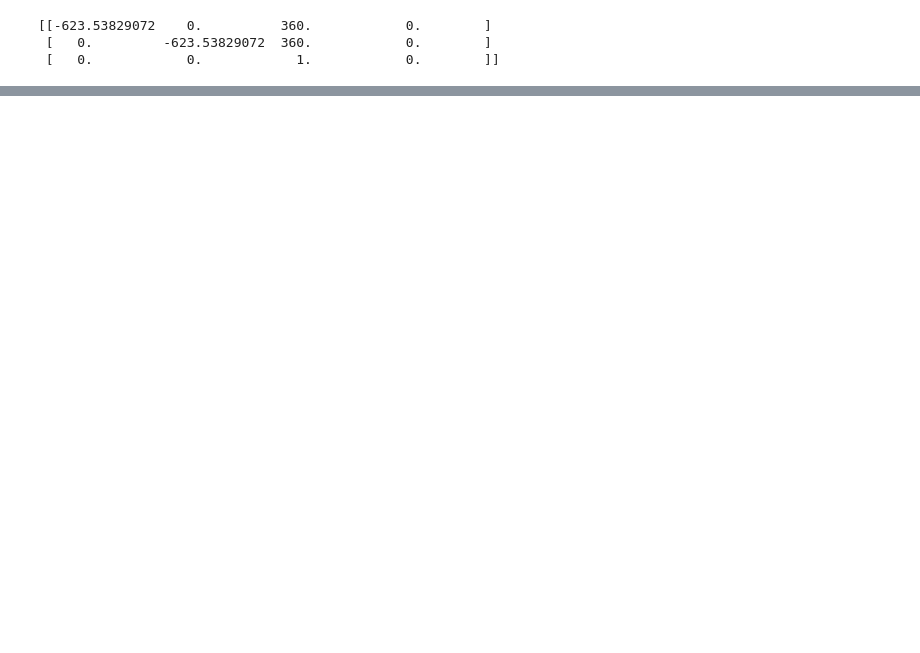
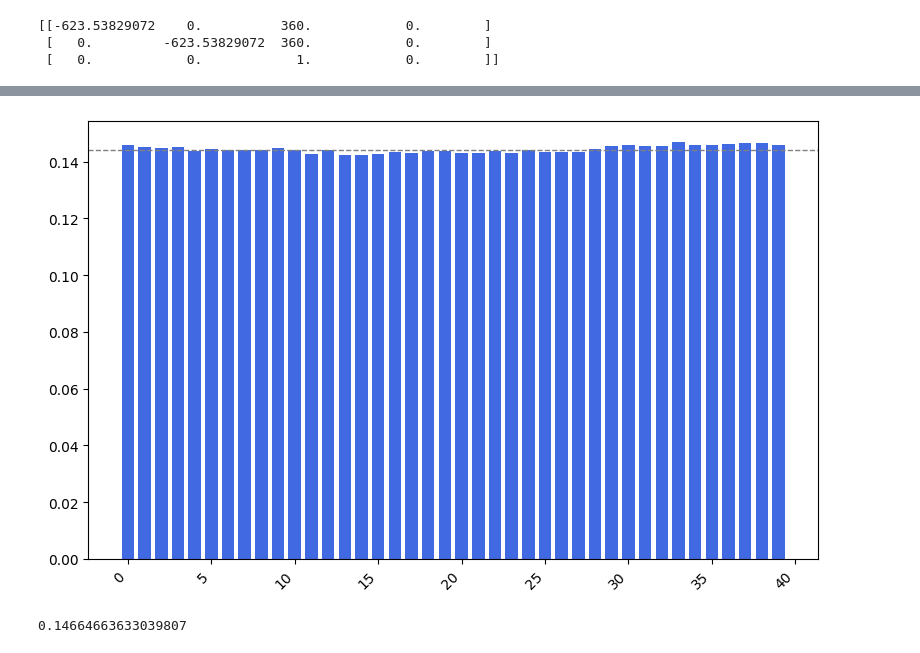
Before and after one commit to MateusPincho/Calibration-Mocap, a Jupyter notebook: modules/camera_calibration_analysis/k_folds/real_image_points.ipynb, the cells around one changed output, grey strips where cells are left out. Cells and saved outputs as stored; diff of their text form; code cells hidden in the pictures; blank space fills up the shorter version.

```diff
--- a/modules/camera_calibration_analysis/k_folds/real_image_points.ipynb
+++ b/modules/camera_calibration_analysis/k_folds/real_image_points.ipynb
@@ -703,11 +693,27 @@ for image in images_points:
 for world in world_points:
     world = world.astype(np.float32)
     corrected_world_points_vector.append(world.reshape(49,1,3))
+# %%
+ruido = np.random.normal(0,0.1, corrected_image_points_vector[0].shape)
+
+noise_points = []
+
+for image in corrected_image_points_vector:
+    noise = ruido + image
+    noise = noise.astype(np.float32)
+    noise_points.append(noise)
 # %%
 total_image_points = np.stack(images_points, axis=0)
 total_world_points = np.stack(world_points, axis=0)
 # %%
 imgSize = (720,720)
 flagsCalib = cv2.CALIB_RATIONAL_MODEL
+
+corrected_image_points_vector = noise_points
+
 ret, cameraMatrix, k, rvecs, tvecs, stdIntrinc, stdExtrinsic, perViewError = cv2.calibrateCameraExtended(corrected_world_points_vector, corrected_image_points_vector, imgSize, None, None,
                                                                 flags=flagsCalib)
+print("RMS re-projection error:", ret)
+print("Camera Matrix:\n", cameraMatrix)
+print("Distortion Parameters:\n", k)
+print("Per View Standart Deviation:", perViewError.std())
@@ -713,0 +731,17 @@ ret, cameraMatrix, k, rvecs, tvecs, stdIntrinc, stdExtrinsic, perViewError = cv2
+# %%
+perViewError = perViewError.flatten()
+rms_error = np.median(perViewError)
+idxs = []
+for i, idx in enumerate(images_points):
+    idxs.append(i)
+
+plt.figure(figsize=(8,5))
+plt.bar(idxs, perViewError, color = 'royalblue', width=.75)
+
+plt.axhline(y=rms_error, color='gray', linestyle='--', linewidth=1, label=f'Média: {rms_error:.2f}')
+
+plt.xticks(rotation=45, ha='right')  # Rotacionar os rótulos das imagens para melhor visualização
+plt.tight_layout()  # Ajusta o layout para se encaixar bem na figura
+plt.show()
+# %% [output]
+[figure, added]
@@ -713,0 +758,4 @@ ret, cameraMatrix, k, rvecs, tvecs, stdIntrinc, stdExtrinsic, perViewError = cv2
+# %%
+rms_error + 2 * perViewError.std()
+# %% [output]
+0.14664663633039807
```
Also changed, not shown: parts of 12 cells of this notebook, 2 other files.
